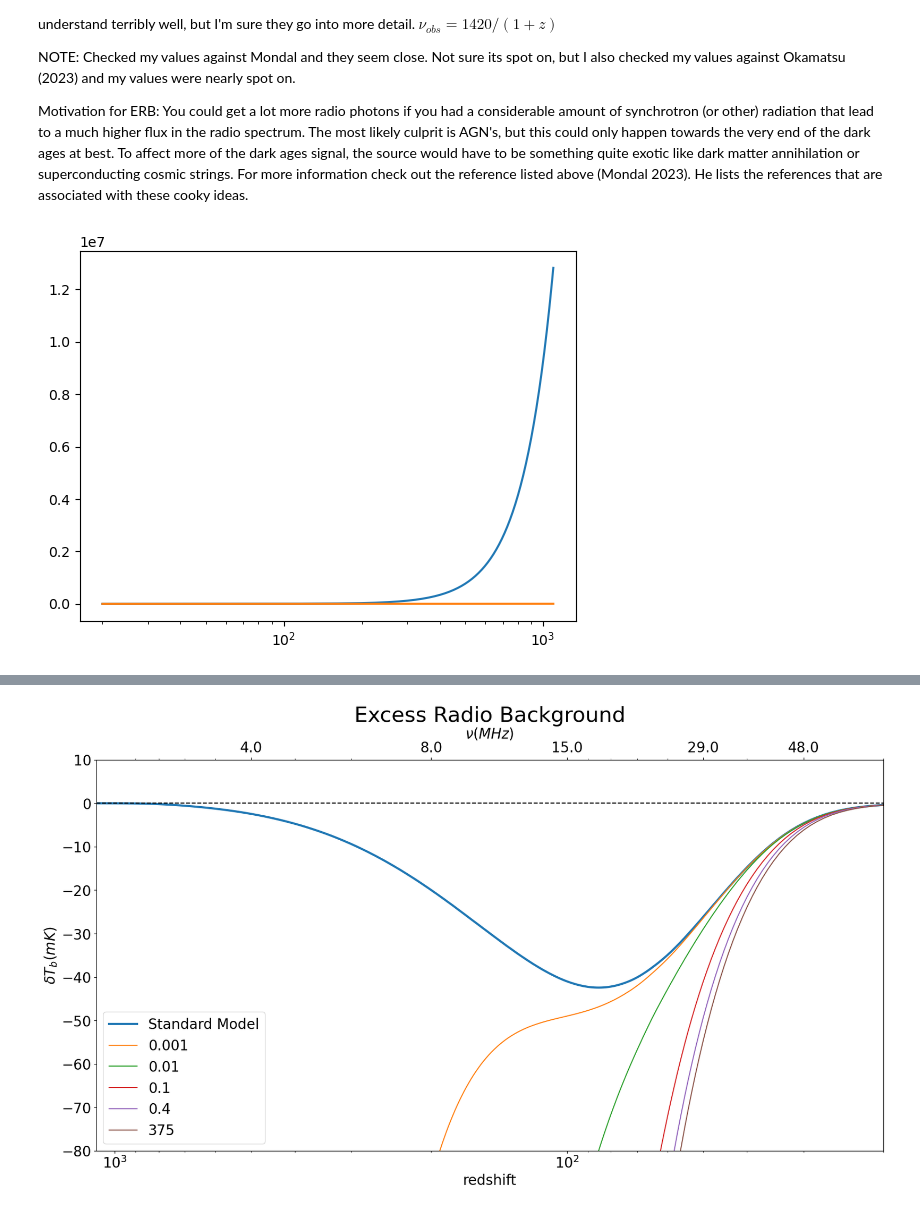
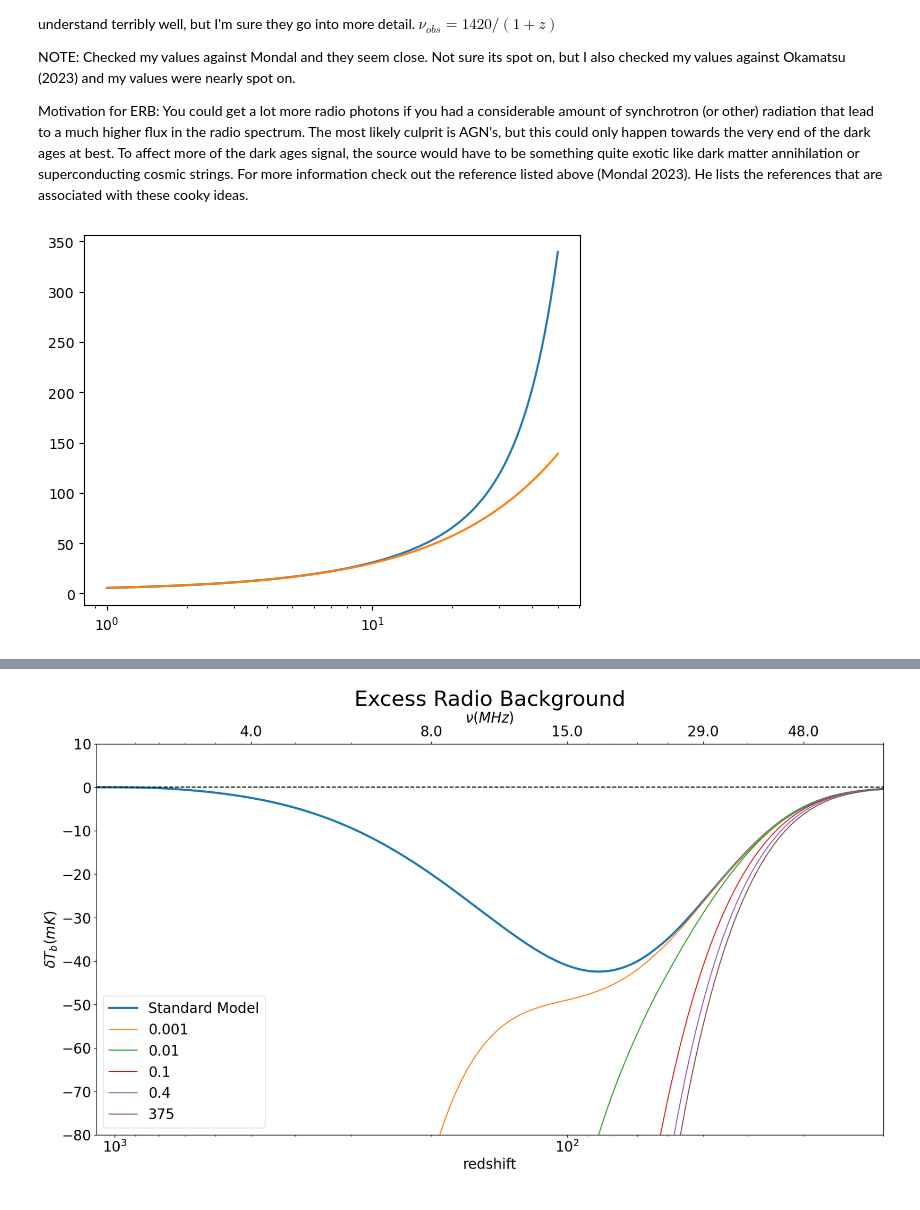
Before and after one commit to daba9359/LuCEE-Night_Simulation, a Jupyter notebook: LuCEE-Night_Simulation.ipynb, the cells around one changed output, grey strips where cells are left out. Saved outputs shown, nothing was run; the diff lists cells and outputs as text; code cells hidden in the pictures.

```diff
--- a/LuCEE-Night_Simulation.ipynb
+++ b/LuCEE-Night_Simulation.ipynb
@@ -1010,16 +921,17 @@ def ERB_model (z_array,A_r,frequency,T_k,x_e=camb_xe_interp):
     ERB_function = scipy.interpolate.CubicSpline(z_array,dTb(z_array,x_e,T_k))
     return ERB_function
 # %%
+z_array = np.arange(1,50,0.1)
 T_k = Tk
 A_r = 0.1
 frequency = 78
 alpha = -2.6   # dimensionless quantity that defines the spectral index of the signal
 nu_obs = lambda z: 1420/(1+z)  # [MHz] observed frequency of the 21 cm line
 x_c = lambda z,x_e,T_k: (T_star)/(T_gamma0*(1+z)*A_10)*(n_H(z,x_e)*k_HH(T_k(z))+n_e(z,x_e)*k_eH(T_k(z)))
 T_k = T_k(z_array)[1]   # converts the T_k raw function into the spline function
 T_R = lambda z: T_gamma(z)*(1+A_r*(nu_obs(z)/frequency)**alpha)
 plt.plot(z_array,T_R(z_array))
 plt.plot(z_array,T_gamma(z_array))
 plt.xscale("log")
 # %% [output]
-[figure, old version]
+[figure, new version]
```
Also changed, not shown: parts of 28 cells of this notebook, 7 other files.
